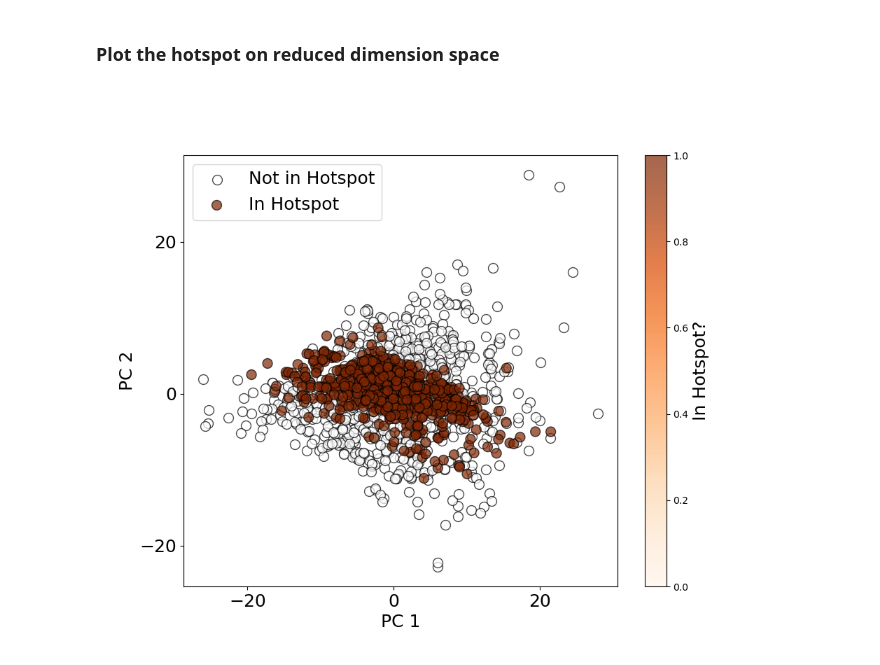
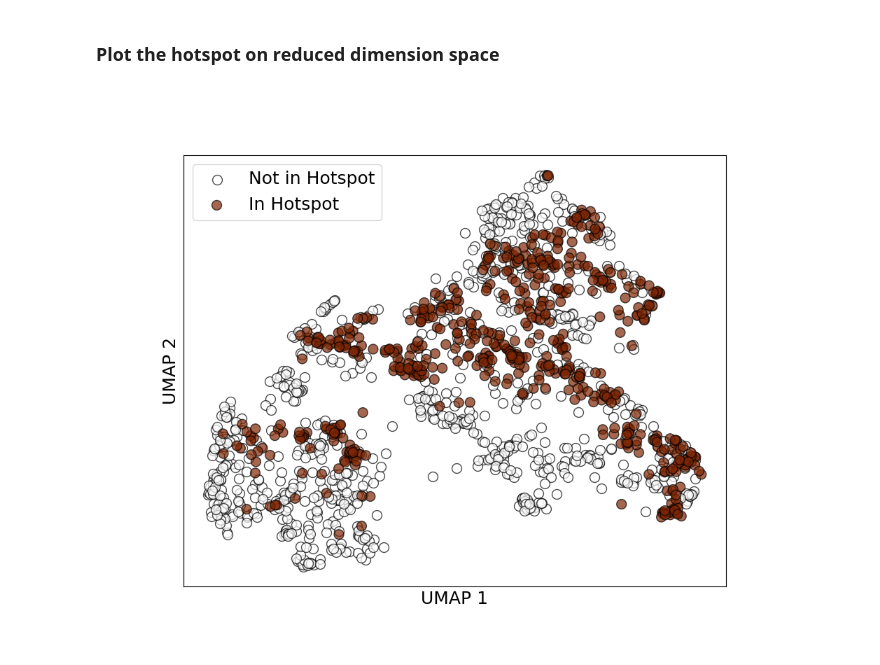
Before and after one commit to SigmanGroup/Multi-Threshold-Analysis-Public, a Jupyter notebook: Multi-Threshold Analysis.ipynb, the cells around one changed output. Drawn from its saved outputs; the diff is of its cells as text; code cells hidden in the pictures.

Commit message:
Got validation plotting looking good

```diff
--- a/Multi-Threshold Analysis.ipynb
+++ b/Multi-Threshold Analysis.ipynb
@@ -241,8 +241,8 @@ Weighted Accuracy: 0.754   0.754   0.000
 # For ranges, use data_df.columns[x:y].to_list() to get a list of feature xIDs
 # For specific features, use ['xID1', 'xID2', ...]
 
-manual_features = [['x1'], ['x87']]
-# manual_features = [['x87']]
+# manual_features = [['x1'], ['x87']]
+manual_features = [['x87']]
 # manual_features = [['x1'], ['x87'], data_df.columns[3:].to_list()]
 
 # Cutoff for what counts as a hit
@@ -1205,13 +1279,15 @@ display(parameters_df)
 # %% [markdown]
 ### Plot the hotspot on reduced dimension space
 # %%
-DR_sheet = 'PCA'
+# Select which dimensionality reduction type to plot (PCA or UMAP)
+DR_sheet = 'UMAP'
+
 plt.figure(figsize=(10, 8))
-DR = pd.read_excel('./InputData/descriptors_corrected.xlsx', DR_sheet, index_col=0, header=0)
+DR = pd.read_excel('./InputData/kraken descriptors.xlsx', DR_sheet, index_col=0, header=0)
 
 ############################################################################################################
 
-hotspot_validation_list = best_hotspots[0].expand(parameters_df)
+hotspot_validation_list = best_hotspots[0].expand(dr_parameters_df)
 
 # Make a list of indicies in in_hotspot_list where both columns are true
 in_hotspot_list = hotspot_validation_list[hotspot_validation_list.all(axis=1)]
@@ -1235,45 +1311,38 @@ dx = abs(x_min-x_max)
 dy = abs(y_min-y_max)
 
 x_min = x_min - abs(dx*0.05)
 x_max = x_max + abs(dx*0.05)
 y_min = y_min - abs(dy*0.05)
 y_max = y_max + abs(dy*0.05)
 
-# plt.xlabel(f'{DR_type} 1',fontsize=18)
-# plt.ylabel(f'{DR_type} 2',fontsize=18)
-
-plt.xlabel(f'PC 1',fontsize=18)
-plt.ylabel(f'PC 2',fontsize=18)
+plt.xlabel(f'{DR_sheet} 1',fontsize=18)
+plt.ylabel(f'{DR_sheet} 2',fontsize=18)
 
 plt.xlim(x_min, x_max)
 plt.ylim(y_min, y_max)
 
-if(DR_type == 'PCA'):
+if(DR_sheet == 'PCA'):
     plt.xticks(fontsize=18)
     plt.locator_params(axis='x', nbins=5)
     plt.yticks(fontsize=18)
     plt.locator_params(axis='y', nbins=4)
-elif(DR_type == 'UMAP'):
+elif(DR_sheet == 'UMAP'):
     plt.xticks([])
     plt.yticks([])
 
 # Make a list of ones the same length as in_hotspot_list
 max_color = [1] * len(in_hotspot_list)
 
 # Plot the ligands not in the hotspot
-plt.scatter(DR.loc[not_in_hotspot_list, f'{DR_type}1'], DR.loc[not_in_hotspot_list, f'{DR_type}2'],c='white', edgecolor='black', s=100, alpha=0.7)
+plt.scatter(DR.loc[not_in_hotspot_list, DR.columns[0]], DR.loc[not_in_hotspot_list, DR.columns[1]],c='white', edgecolor='black', s=100, alpha=0.7)
 # Plot the ligands in the hotspot
-plt.scatter(DR.loc[in_hotspot_list, f'{DR_type}1'], DR.loc[in_hotspot_list, f'{DR_type}2'], cmap='Oranges', c=max_color, edgecolor='black', s=100, alpha=0.7)
-
-
-cbar = plt.colorbar()
-cbar.set_label("In Hotspot?", rotation=90,size=18)
-plt.clim(vmin=0, vmax=1)
+plt.scatter(DR.loc[in_hotspot_list, DR.columns[0]], DR.loc[in_hotspot_list, DR.columns[1]], cmap='Oranges', c=max_color, edgecolor='black', s=100, alpha=0.7)
 
 # Include a legend for the colors
+plt.clim(vmin=0, vmax=1)
 plt.legend(['Not in Hotspot', 'In Hotspot'], fontsize=18)
 
 
 plt.show()
 # %% [output]
-[figure, old version]
+[figure, new version]
```
Also changed, not shown: parts of 5 cells of this notebook, 1 other file.
